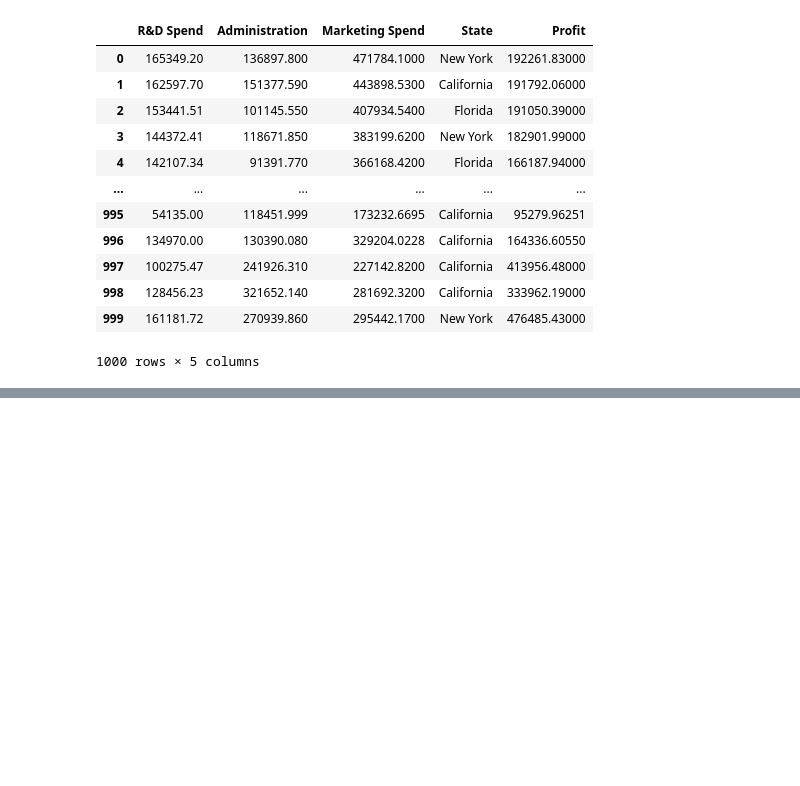
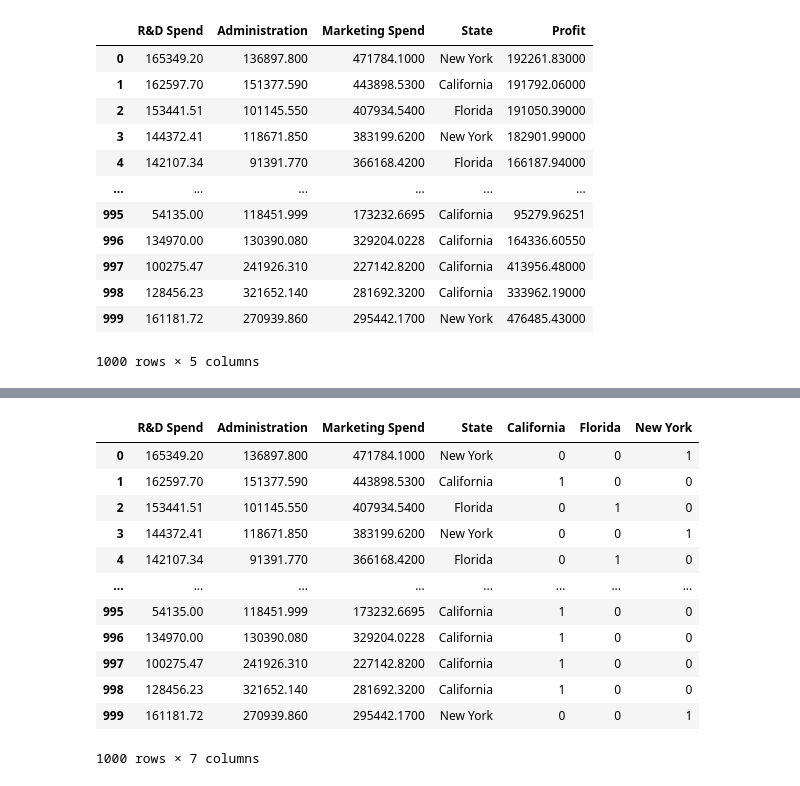
Before and after one commit to Preeth-09/AI_ML_Avanthi_preethi, a Jupyter notebook: train_test_split.ipynb, the cells around one changed output, grey strips where cells are left out. Saved outputs shown, nothing was run; the diff lists cells and outputs as text; code cells hidden in the pictures; blank space fills up the shorter version.

```diff
--- a/train_test_split.ipynb
+++ b/train_test_split.ipynb
@@ -116,0 +148,4 @@ df
+# %%
+X = df.drop('Profit',axis='columns')
+y = df['Profit']
+y
@@ -116,0 +174,3 @@ df
+# %%
+dummies = pd.get_dummies(df['State'])
+dummies
@@ -116,0 +191,17 @@ df
+# %%
+merged = pd.concat([X,dummies],axis='columns')
+merged
+# %% [output]
+|  | R&D Spend | Administration | Marketing Spend | State | California | Florida | New York |
+| 0 | 165349.20 | 136897.800 | 471784.1000 | New York | 0 | 0 | 1 |
+| 1 | 162597.70 | 151377.590 | 443898.5300 | California | 1 | 0 | 0 |
+| 2 | 153441.51 | 101145.550 | 407934.5400 | Florida | 0 | 1 | 0 |
+| 3 | 144372.41 | 118671.850 | 383199.6200 | New York | 0 | 0 | 1 |
+| 4 | 142107.34 | 91391.770 | 366168.4200 | Florida | 0 | 1 | 0 |
+| ... | ... | ... | ... | ... | ... | ... | ... |
+| 995 | 54135.00 | 118451.999 | 173232.6695 | California | 1 | 0 | 0 |
+| 996 | 134970.00 | 130390.080 | 329204.0228 | California | 1 | 0 | 0 |
+| 997 | 100275.47 | 241926.310 | 227142.8200 | California | 1 | 0 | 0 |
+| 998 | 128456.23 | 321652.140 | 281692.3200 | California | 1 | 0 | 0 |
+| 999 | 161181.72 | 270939.860 | 295442.1700 | New York | 0 | 0 | 1 |
+1000 rows × 7 columns
```
Also changed, not shown: parts of 29 cells of this notebook.
